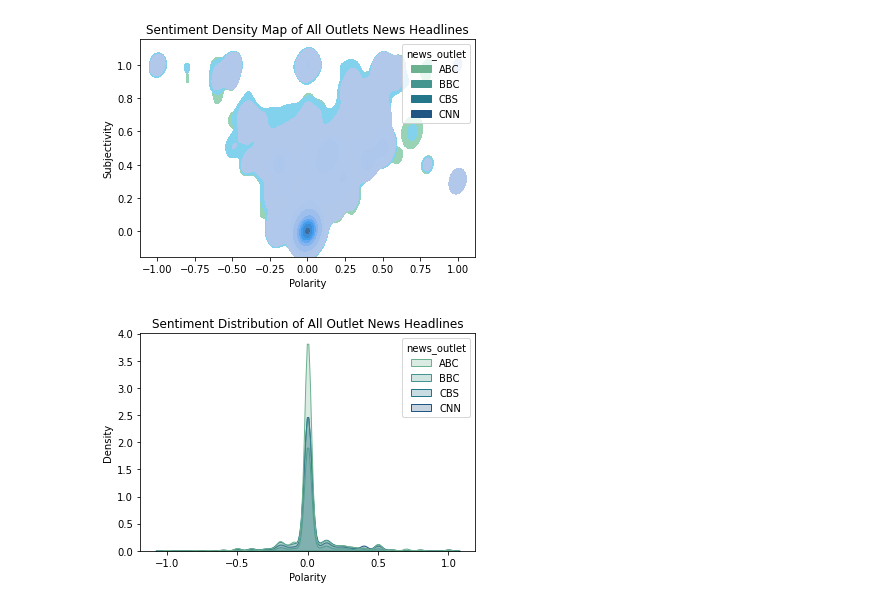
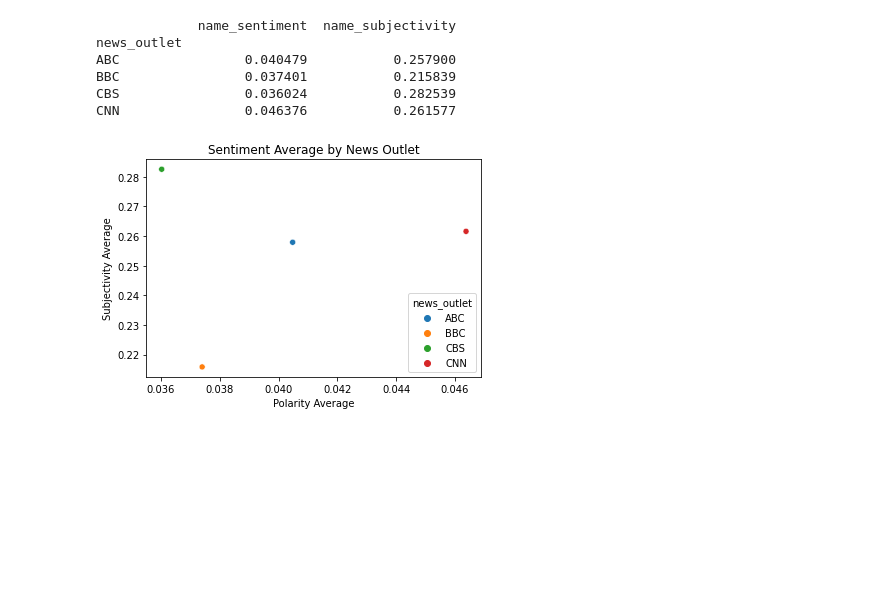
Before and after one commit to markalas/news-sentiment-analysis, a Jupyter notebook: main.ipynb, the cells around one changed output. Saved outputs shown, nothing was run; the diff lists cells and outputs as text; code cells hidden in the pictures; blank space fills up the shorter version.

```diff
--- a/main.ipynb
+++ b/main.ipynb
@@ -151,0 +227,6 @@ news_data_combined_df = pd.concat([abc_data_clean, bbc_data_clean, cbs_data_clea
+# %%
+# Join tokenized text to form sentence
+news_headlines = CleanData(news_headlines.copy())
+news_headlines.form_sentence(target_col='A')
+news_headlines = news_headlines.show_df()
+print(news_headlines)
@@ -151,0 +248,10 @@ news_data_combined_df = pd.concat([abc_data_clean, bbc_data_clean, cbs_data_clea
+# %%
+# Split news_outlet into news_outlet and outlet_id
+news_headlines[['news_outlet', 'outlet_id']] = news_headlines['news_outlet'].str.split('_', expand=True)
+# %%
+# Sentiment Analysis
+news_headlines.rename(columns={'A' : 'name'}, inplace=True)
+news_headlines = CleanData(news_headlines)
+news_headlines.analyze_df()
+news_headlines = news_headlines.show_df()
+print(news_headlines)
@@ -181,13 +290,18 @@ plt.show()
-# %%
-chart = plt.figure('Combined Outlets')
-sentiment_density = sns.kdeplot(data=news_data_combined_df, y='name_subjectivity', x='name_sentiment', hue='news_outlet' , fill=True, palette='crest')
-sentiment_density.set(xlabel='Polarity', ylabel='Subjectivity', title='Sentiment Density Map of All Outlets News Headlines')
-plt.show()
-# %% [output]
-[figure, removed]
+# %%
+# Get average of sentiment/subjectivity by news_outlet
+news_outlet_avg_sentiment = news_headlines.groupby(by='news_outlet')[['name_sentiment', 'name_subjectivity']].mean()
+print(news_outlet_avg_sentiment)
+# %% [output]
+             name_sentiment  name_subjectivity
+news_outlet
+ABC                0.040479           0.257900
+BBC                0.037401           0.215839
+CBS                0.036024           0.282539
+CNN                0.046376           0.261577
 # %%
-sentiment_distribution = sns.kdeplot(data=news_data_combined_df, x='name_sentiment', hue='news_outlet', fill=True, palette='crest')
-sentiment_distribution.set(xlabel='Polarity', title='Sentiment Distribution of All Outlet News Headlines')
+# Scatter plot of average sentiment by news_outlet
+sentiment_avg_scatter = sns.scatterplot(data=news_outlet_avg_sentiment, x="name_sentiment", y="name_subjectivity", hue="news_outlet")
+sentiment_avg_scatter.set(xlabel='Polarity Average', ylabel='Subjectivity Average', title='Sentiment Average by News Outlet')
 plt.show()
 # %% [output]
-[figure, old version]
+[figure, new version]
```
Also changed, not shown: parts of 17 cells of this notebook, 2 other files.
